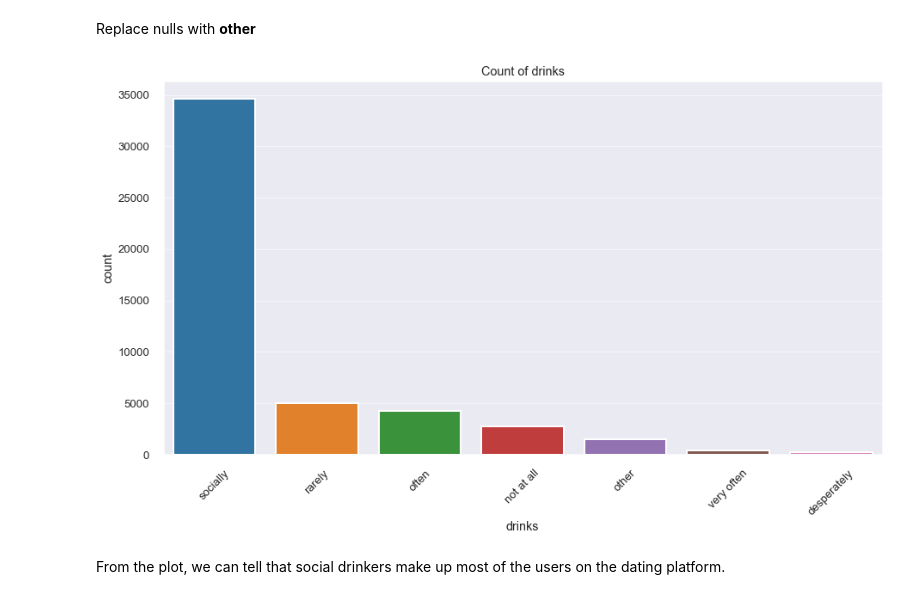
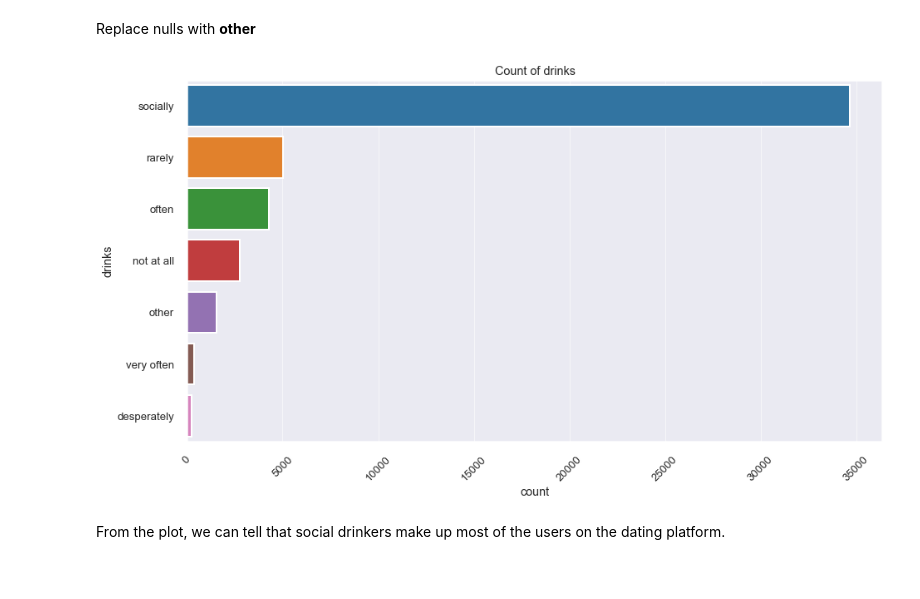
Before and after one commit to LenSin3/OkCupid-Date-a-Scientist, a Jupyter notebook: date-a-scientist.ipynb, the cells around one changed output. Drawn from its saved outputs; the diff is of its cells as text; code cells hidden in the pictures.

```diff
--- a/date-a-scientist.ipynb
+++ b/date-a-scientist.ipynb
@@ -363,15 +363,15 @@ profiles_df['drinks'].fillna('other', inplace = True)
 # %%
 fig, ax = plt.subplots()
 # the size of A4 paper lanscape
 fig.set_size_inches(15, 8)
 sns.set_context("poster", font_scale = .6, rc={"grid.linewidth": 0.6})
-sns.countplot(x = profiles_df['drinks'], order=profiles_df['drinks'].value_counts(ascending=False).index, ax=ax)
+sns.countplot(y = profiles_df['drinks'], order=profiles_df['drinks'].value_counts(ascending=False).index, ax=ax)
 plt.setp(ax.get_xticklabels(), rotation=45)
 plt.title('Count of drinks')
 plt.savefig('drinks.png')
 plt.show()
 # %% [output]
-[figure, old version]
+[figure, new version]
 # %% [markdown]
 From the plot, we can tell that social drinkers make up most of the users on the dating platform.
 # %% [markdown]
```
Also changed, not shown: parts of 3 cells of this notebook.
